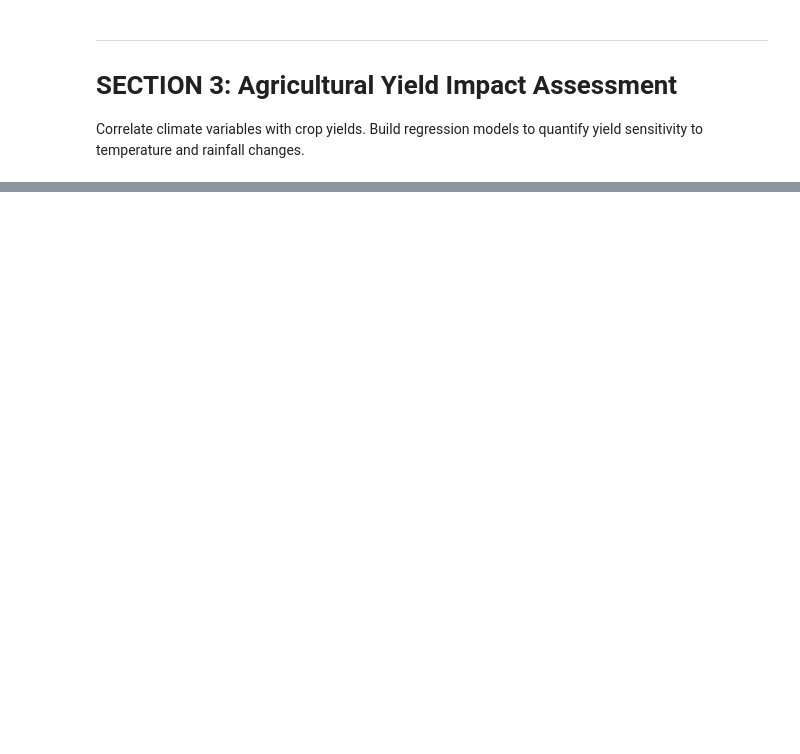
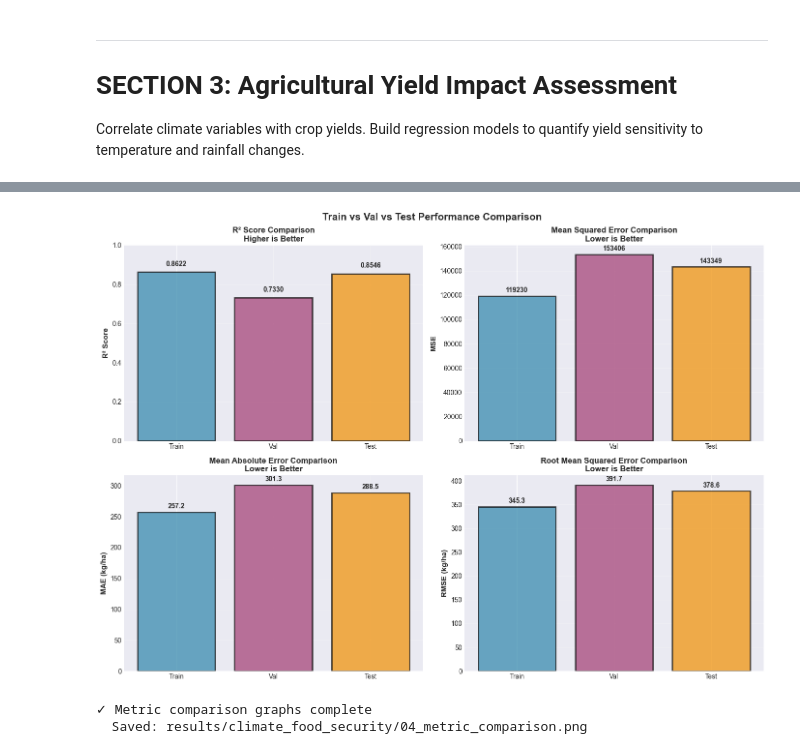
Before and after one commit to David-Ibitokun/Final-Year-Project, a Jupyter notebook: climate_change_food_security_nigeria_improved1.ipynb, the cells around one changed output, grey strips where cells are left out. Saved outputs shown, nothing was run; the diff lists cells and outputs as text; code cells hidden in the pictures; blank space fills up the shorter version.

```diff
--- a/climate_change_food_security_nigeria_improved1.ipynb
+++ b/climate_change_food_security_nigeria_improved1.ipynb
@@ -1012,0 +927,73 @@ RMSE (kg/ha) 0.386806 0.320380      0.066426  17.17
+# %%
+# === Separate Comparison Graphs for Train/Val/Test Metrics ===
+import matplotlib.pyplot as plt
+import numpy as np
+
+print("\n" + "="*70)
+print("TRAIN vs VAL vs TEST METRIC COMPARISON")
+print("="*70)
+
+# Prepare data for comparison
+splits = ['Train', 'Val', 'Test']
+r2_scores = [train_metrics['r2'], val_metrics['r2'], test_metrics['r2']]
+mse_scores = [train_metrics['mse'], val_metrics['mse'], test_metrics['mse']]
+mae_scores = [train_metrics['mae'], val_metrics['mae'], test_metrics['mae']]
+rmse_scores = [train_metrics['rmse'], val_metrics['rmse'], test_metrics['rmse']]
+
+# Print summary table
+print("\nMetric Summary:")
+print(f"{'Split':<10} {'R²':<10} {'MSE':<15} {'MAE':<15} {'RMSE':<15}")
+print("-" * 65)
+for i, split in enumerate(splits):
+    print(f"{split:<10} {r2_scores[i]:<10.4f} {mse_scores[i]:<15.2f} {mae_scores[i]:<15.2f} {rmse_scores[i]:<15.2f}")
+
+# Create 4 separate figures (one for each metric)
+fig, axes = plt.subplots(2, 2, figsize=(14, 10))
+fig.suptitle('Train vs Val vs Test Performance Comparison', fontsize=15, fontweight='bold')
+
+colors = ['#2E86AB', '#A23B72', '#F18F01']  # Train, Val, Test colors
+
+# Plot 1: R² Score (Higher is Better)
+ax = axes[0, 0]
+bars1 = ax.bar(splits, r2_scores, color=colors, alpha=0.7, edgecolor='black', linewidth=2)
+ax.set_ylabel('R² Score', fontsize=11, fontweight='bold')
+ax.set_title('R² Score Comparison\nHigher is Better', fontsize=12, fontweight='bold')
+ax.set_ylim([0, 1])
+ax.grid(axis='y', alpha=0.3)
+for i, (split, score) in enumerate(zip(splits, r2_scores)):
+    ax.text(i, score + 0.03, f'{score:.4f}', ha='center', fontweight='bold', fontsize=10)
+
+# Plot 2: MSE (Mean Squared Error) (Lower is Better)
+ax = axes[0, 1]
+bars2 = ax.bar(splits, mse_scores, color=colors, alpha=0.7, edgecolor='black', linewidth=2)
+ax.set_ylabel('MSE', fontsize=11, fontweight='bold')
+ax.set_title('Mean Squared Error Comparison\nLower is Better', fontsize=12, fontweight='bold')
+ax.grid(axis='y', alpha=0.3)
+for i, (split, score) in enumerate(zip(splits, mse_scores)):
+    ax.text(i, score + max(mse_scores)*0.02, f'{score:.0f}', ha='center', fontweight='bold', fontsize=10)
+
+# Plot 3: MAE (Mean Absolute Error) (Lower is Better)
+ax = axes[1, 0]
+bars3 = ax.bar(splits, mae_scores, color=colors, alpha=0.7, edgecolor='black', linewidth=2)
+ax.set_ylabel('MAE (kg/ha)', fontsize=11, fontweight='bold')
+ax.set_title('Mean Absolute Error Comparison\nLower is Better', fontsize=12, fontweight='bold')
+ax.grid(axis='y', alpha=0.3)
+for i, (split, score) in enumerate(zip(splits, mae_scores)):
+    ax.text(i, score + max(mae_scores)*0.02, f'{score:.1f}', ha='center', fontweight='bold', fontsize=10)
+
+# Plot 4: RMSE (Root Mean Squared Error) (Lower is Better)
+ax = axes[1, 1]
+bars4 = ax.bar(splits, rmse_scores, color=colors, alpha=0.7, edgecolor='black', linewidth=2)
+ax.set_ylabel('RMSE (kg/ha)', fontsize=11, fontweight='bold')
+ax.set_title('Root Mean Squared Error Comparison\nLower is Better', fontsize=12, fontweight='bold')
+ax.grid(axis='y', alpha=0.3)
+for i, (split, score) in enumerate(zip(splits, rmse_scores)):
+    ax.text(i, score + max(rmse_scores)*0.02, f'{score:.1f}', ha='center', fontweight='bold', fontsize=10)
+
+plt.tight_layout()
+plt.savefig('results/climate_food_security/04_metric_comparison.png', dpi=150, bbox_inches='tight')
+plt.show()
+
+print("\n✓ Metric comparison graphs complete")
+print("  Saved: results/climate_food_security/04_metric_comparison.png")
+# %% [output]
@@ -1012,0 +1010,3 @@ RMSE (kg/ha) 0.386806 0.320380      0.066426  17.17
+[figure, added]
+✓ Metric comparison graphs complete
+  Saved: results/climate_food_security/04_metric_comparison.png
```
Also changed, not shown: parts of 16 cells of this notebook.
